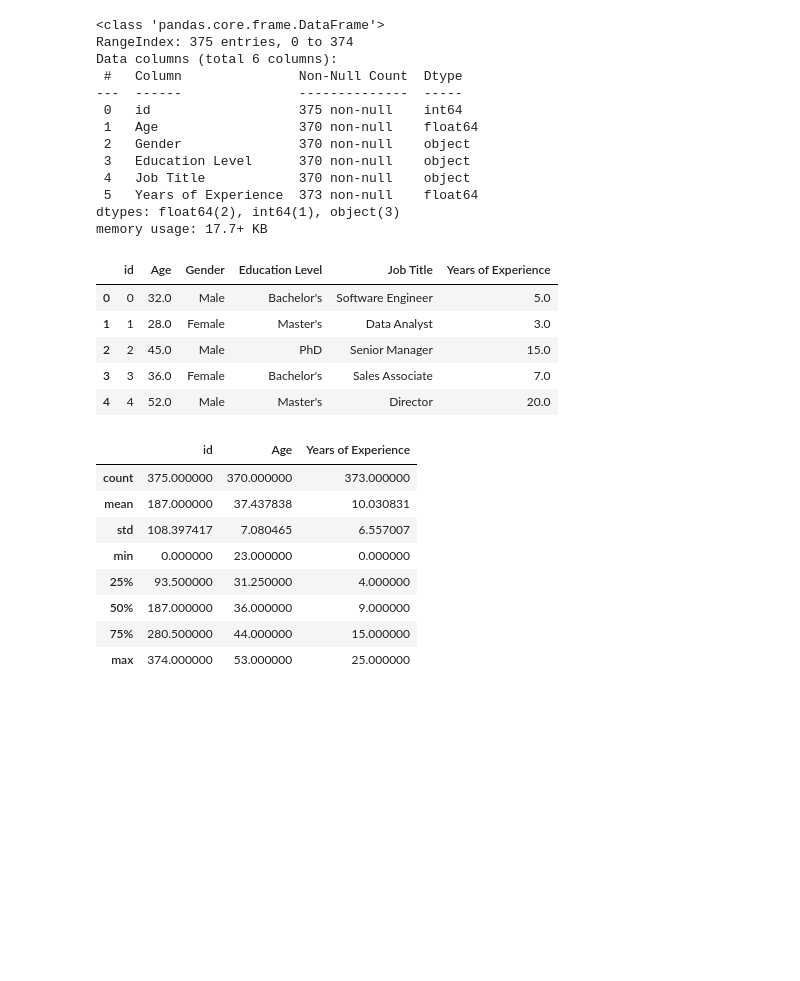
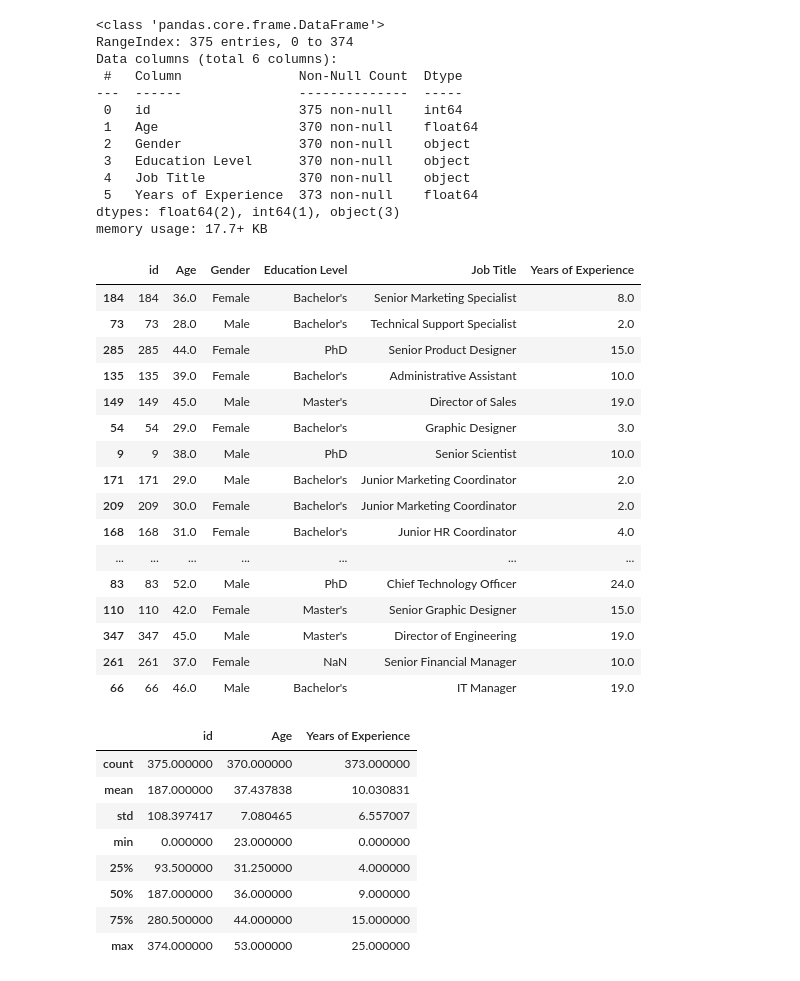
Before and after one commit to FrankAst/pwc_challenge, a Jupyter notebook: notebooks/explore.ipynb, the cells around one changed output. Saved outputs shown, nothing was run; the diff lists cells and outputs as text; code cells hidden in the pictures; blank space fills up the shorter version.

```diff
--- a/notebooks/explore.ipynb
+++ b/notebooks/explore.ipynb
@@ -29,15 +28,26 @@ Data columns (total 6 columns):
  5   Years of Experience  373 non-null    float64
 dtypes: float64(2), int64(1), object(3)
 memory usage: 17.7+ KB
-# %%
-people_df.head()
-# %% [output]
-|  | id | Age | Gender | Education Level | Job Title | Years of Experience |
-| 0 | 0 | 32.0 | Male | Bachelor's | Software Engineer | 5.0 |
-| 1 | 1 | 28.0 | Female | Master's | Data Analyst | 3.0 |
-| 2 | 2 | 45.0 | Male | PhD | Senior Manager | 15.0 |
-| 3 | 3 | 36.0 | Female | Bachelor's | Sales Associate | 7.0 |
-| 4 | 4 | 52.0 | Male | Master's | Director | 20.0 |
+# %%
+people_df.sample(50)
+# %% [output]
+|  | id | Age | Gender | Education Level | Job Title | Years of Experience |
+| 184 | 184 | 36.0 | Female | Bachelor's | Senior Marketing Specialist | 8.0 |
+| 73 | 73 | 28.0 | Male | Bachelor's | Technical Support Specialist | 2.0 |
+| 285 | 285 | 44.0 | Female | PhD | Senior Product Designer | 15.0 |
+| 135 | 135 | 39.0 | Female | Bachelor's | Administrative Assistant | 10.0 |
+| 149 | 149 | 45.0 | Male | Master's | Director of Sales | 19.0 |
+| 54 | 54 | 29.0 | Female | Bachelor's | Graphic Designer | 3.0 |
+| 9 | 9 | 38.0 | Male | PhD | Senior Scientist | 10.0 |
+| 171 | 171 | 29.0 | Male | Bachelor's | Junior Marketing Coordinator | 2.0 |
+| 209 | 209 | 30.0 | Female | Bachelor's | Junior Marketing Coordinator | 2.0 |
+| 168 | 168 | 31.0 | Female | Bachelor's | Junior HR Coordinator | 4.0 |
+| ... | ... | ... | ... | ... | ... | ... |
+| 83 | 83 | 52.0 | Male | PhD | Chief Technology Officer | 24.0 |
+| 110 | 110 | 42.0 | Female | Master's | Senior Graphic Designer | 15.0 |
+| 347 | 347 | 45.0 | Male | Master's | Director of Engineering | 19.0 |
+| 261 | 261 | 37.0 | Female | NaN | Senior Financial Manager | 10.0 |
+| 66 | 66 | 46.0 | Male | Bachelor's | IT Manager | 19.0 |
 # %%
 people_df.describe()
 # %% [output]
```
Also changed, not shown: parts of 32 cells of this notebook, 13 other files.
